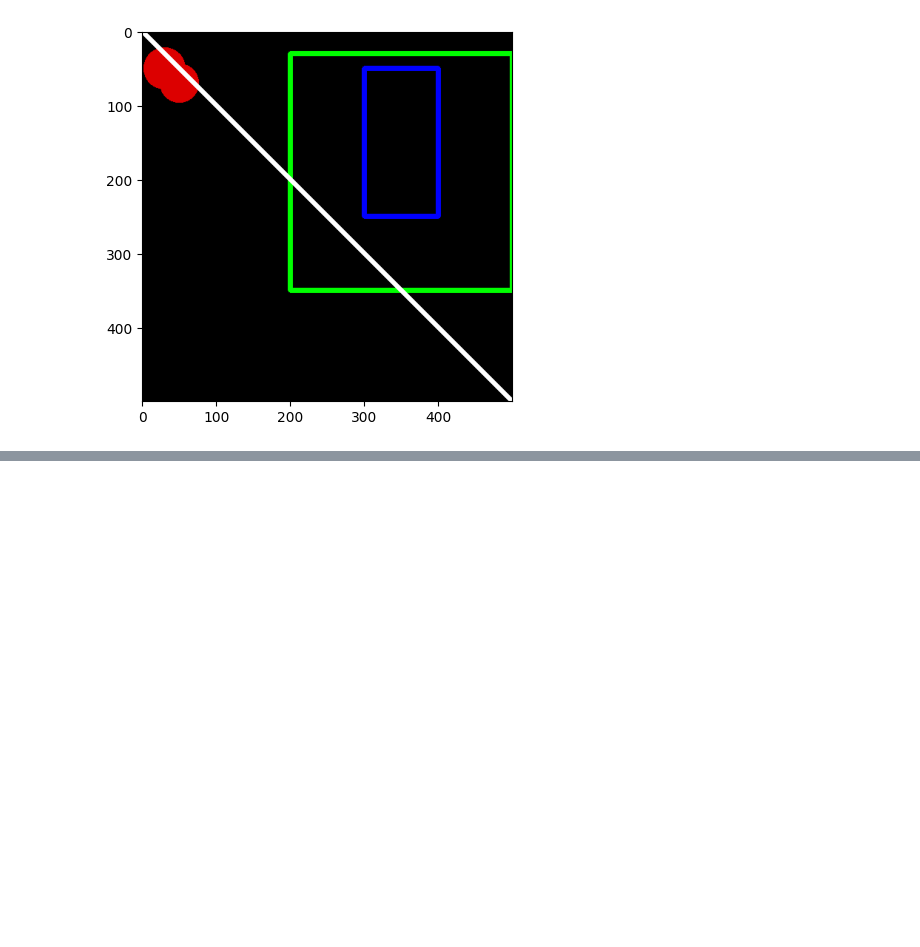
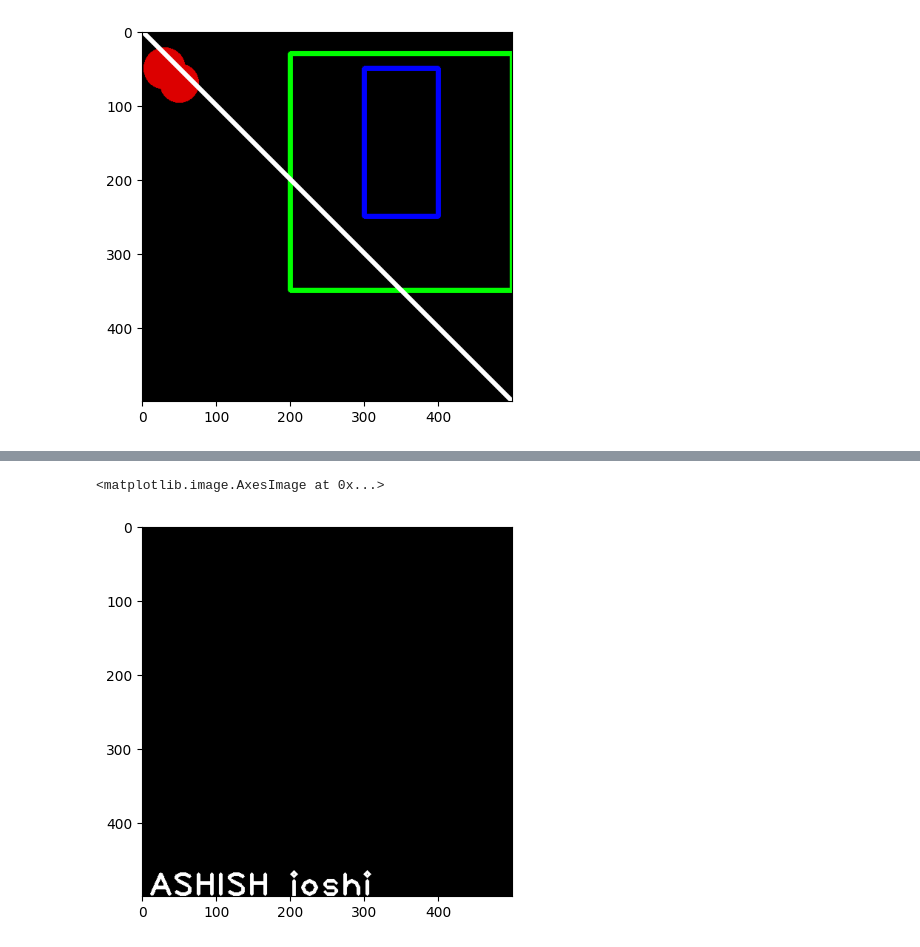
Before and after one commit to Ashishjoshi794/computer-vision, a Jupyter notebook: OpenCV,_Shapes_and_Line.ipynb, the cells around one changed output, grey strips where cells are left out. Drawn from its saved outputs; the diff is of its cells as text; code cells hidden in the pictures; blank space fills up the shorter version.

```diff
--- a/OpenCV,_Shapes_and_Line.ipynb
+++ b/OpenCV,_Shapes_and_Line.ipynb
@@ -45,3 +45,6 @@ plt.imshow(img1)
 # %% [output]
 <matplotlib.image.AxesImage at 0x...>
 [figure]
+# %%
+img2 = np.zeros(shape=(500,500,3), dtype = np.int32)
+plt.imshow(img2)
@@ -47,0 +54,7 @@ plt.imshow(img1)
+# %%
+font = cv2.FONT_HERSHEY_PLAIN
+cv2.putText(img2, text='ASHISH joshi',org=(10,500),fontFace=font,fontScale=3,color=(255,255,255),thickness=3,lineType=cv2.LINE_AA)
+plt.imshow(img2)
+# %% [output]
+<matplotlib.image.AxesImage at 0x...>
+[figure, added]
```
Also changed, not shown: parts of 7 cells of this notebook.
